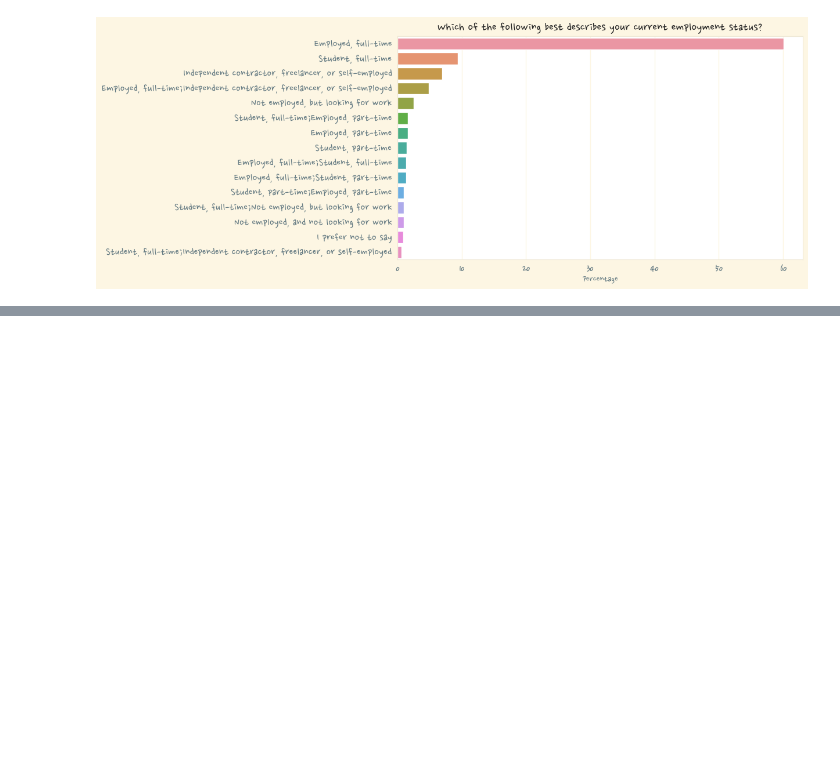
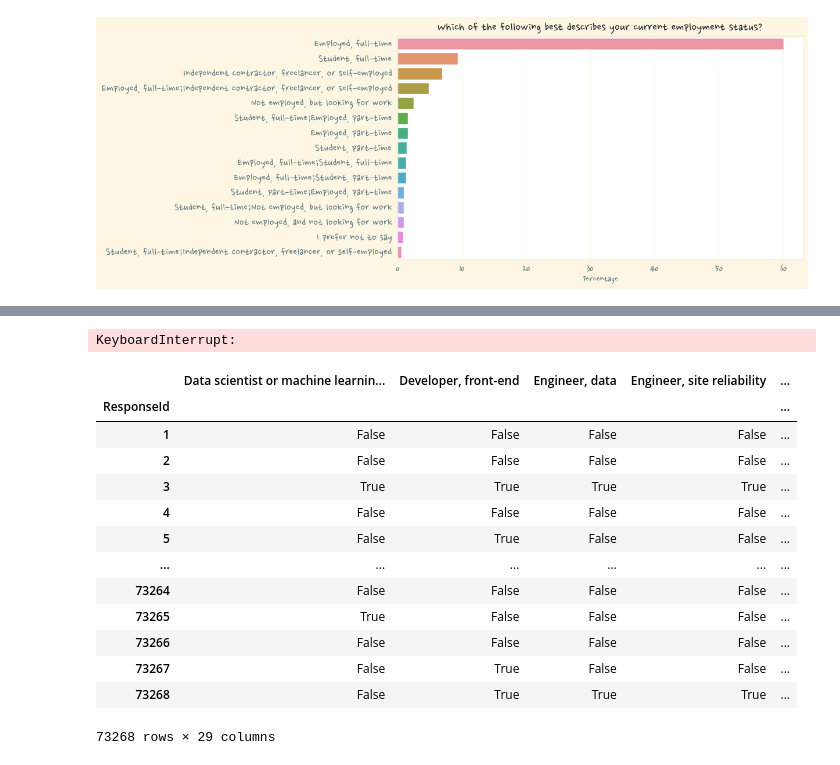
Before and after one commit to Atopiano/pythonbasic, a Jupyter notebook: 18python_basic.ipynb, the cells around one changed output, grey strips where cells are left out. Saved outputs shown, nothing was run; the diff lists cells and outputs as text; code cells hidden in the pictures; blank space fills up the shorter version.

```diff
--- a/18python_basic.ipynb
+++ b/18python_basic.ipynb
@@ -579,0 +658,20 @@ plt.show()
+# %%
+def split_multicolumn(x):
+    x = x[~(x.isna())]
+    DevType_split_list = []
+    x_index = []
+    x_values = []
+    for i, j in x.items():
+        x_values.append(j)
+    for _ in x_values:
+        if _.split(';') in DevType_split_list:
+            continue
+        else:
+            DevType_split_list.extend(_.split(';'))
+    DevType_split = DevType_split_list.str[0].unique()
+    print(DevType_split)
+    print(len(DevType_split))
+# %%
+split_multicolumn(survey_df.DevType)
+# %% [output]
+KeyboardInterrupt:
@@ -579,0 +698,18 @@ plt.show()
+# %%
+dev_type_df = split_multicolumn(survey_df.DevType)
+dev_type_df
+# %% [output]
+|  | Data scientist or machine learnin... | Developer, front-end | Engineer, data | Engineer, site reliability | ... |
+| ResponseId |  |  |  |  | ... |
+| 1 | False | False | False | False | ... |
+| 2 | False | False | False | False | ... |
+| 3 | True | True | True | True | ... |
+| 4 | False | False | False | False | ... |
+| 5 | False | True | False | False | ... |
+| ... | ... | ... | ... | ... | ... |
+| 73264 | False | False | False | False | ... |
+| 73265 | True | False | False | False | ... |
+| 73266 | False | False | False | False | ... |
+| 73267 | False | True | False | False | ... |
+| 73268 | False | True | True | True | ... |
+73268 rows × 29 columns
```
Also changed, not shown: parts of 28 cells of this notebook, 2 other files.
